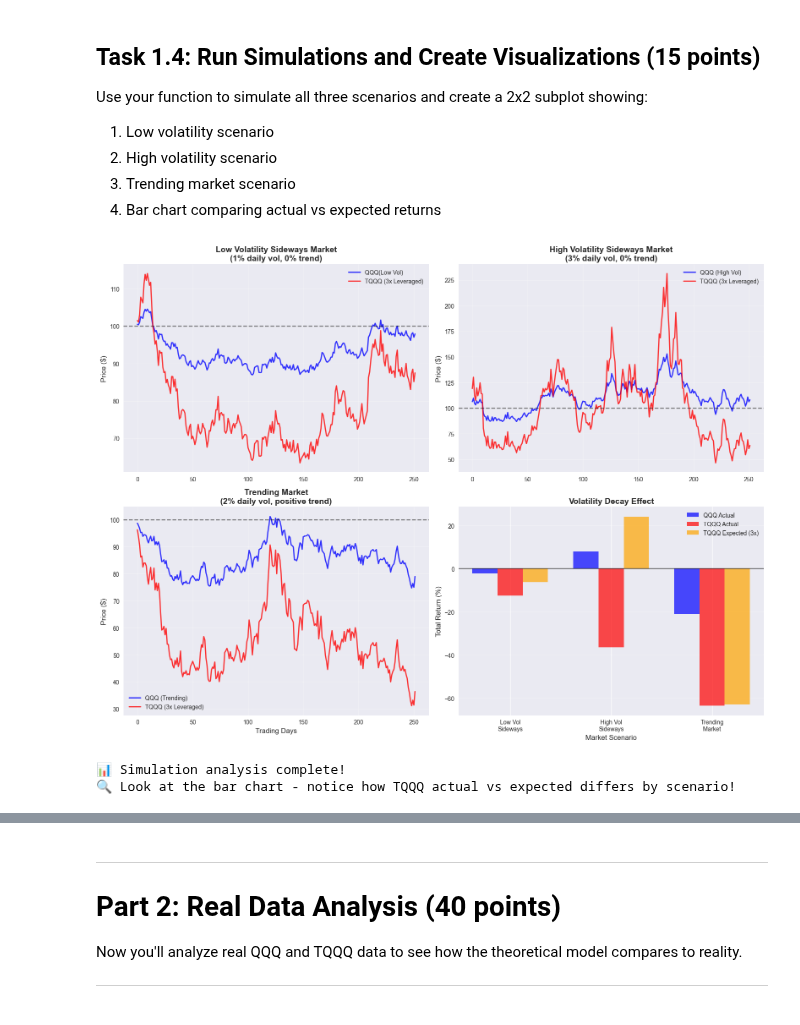
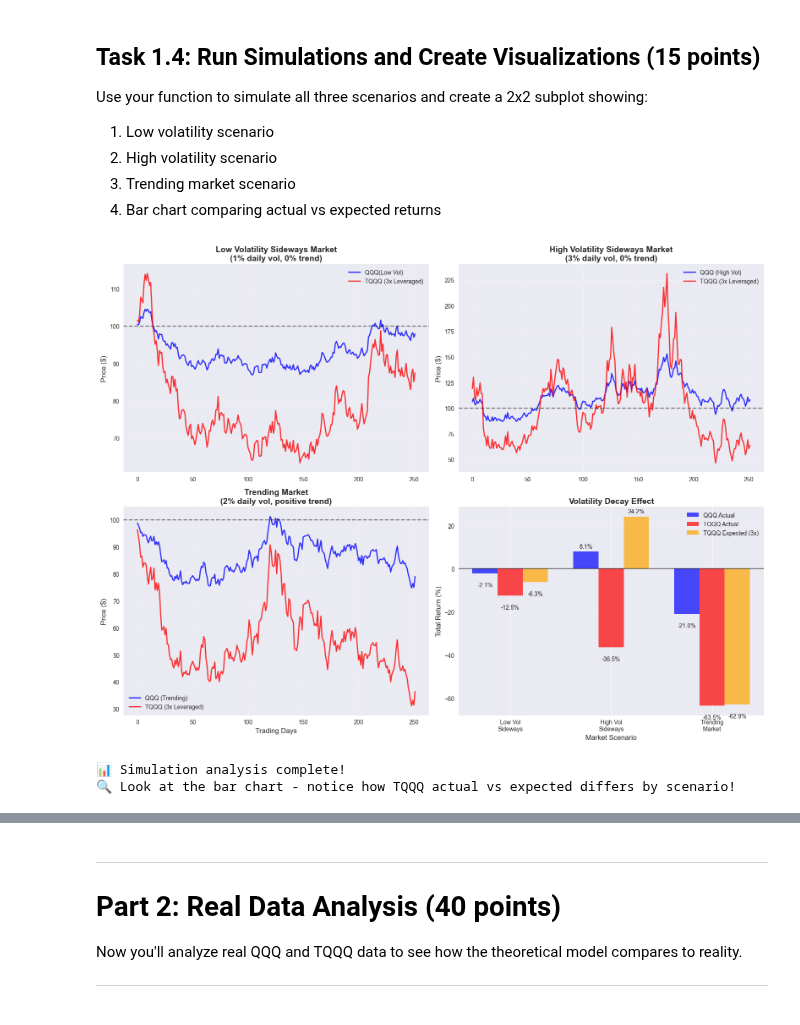
Before and after one commit to CczMind/Investment-Practice, a Jupyter notebook: Investment_Practice/Assignments/A1/A1_Leveraged_ETF_Analysis.ipynb, the cells around one changed output, grey strips where cells are left out. Cells and saved outputs as stored; diff of their text form; code cells hidden in the pictures.

```diff
--- a/Investment_Practice/Assignments/A1/A1_Leveraged_ETF_Analysis.ipynb
+++ b/Investment_Practice/Assignments/A1/A1_Leveraged_ETF_Analysis.ipynb
@@ -182,10 +168,7 @@ Use your function to simulate all three scenarios and create a 2x2 subplot showi
 3. Trending market scenario
 4. Bar chart comparing actual vs expected returns
 # %%
-# CODE HERE: Generate scenarios using your function
 # Apply your simulation function to all three market scenarios
-
-# Run simulations for all three scenarios:
 # Each function call returns: underlying_prices, leveraged_prices, underlying_returns, leveraged_returns
 
 # Low volatility scenario
@@ -197,15 +180,10 @@ high_vol_qqq, high_vol_tqqq, high_vol_rets_qqq, high_vol_rets_tqqq = simulate_le
 # Trending market scenario
 trend_qqq, trend_tqqq, trend_rets_qqq, trend_rets_tqqq = simulate_leveraged_etf(trend_returns)
 
-# Create comprehensive visualization
 fig, ((ax1, ax2), (ax3, ax4)) = plt.subplots(2, 2, figsize=(16, 12))
 days = range(trading_days)
 
-# CODE HERE: Create the four plots
 # Plot 1: Low volatility scenario (ax1)
-# - Plot QQQ and TQQQ price evolution over time
-# - Add title: 'Low Volatility Sideways Market\n(1% daily vol, 0% trend)'
-# - Add labels and legend
 ax1.plot(days, low_vol_qqq, "b-", linewidth = 2, label = "QQQ(Low Vol)", alpha = 0.8)
 ax1.plot(days, low_vol_tqqq, "r-", linewidth = 2, label = "TQQQ (3x Leveraged)", alpha = 0.8)
 ax1.set_title('Low Volatility Sideways Market\n(1% daily vol, 0% trend)', fontsize=14, fontweight='bold')
@@ -215,7 +193,6 @@ ax1.grid(True, alpha=0.3)
 ax1.axhline(y=100, color='black', linestyle='--', alpha=0.5)  # Starting price line
 
 # Plot 2: High volatility scenario (ax2)
-# CODE HERE: Similar to plot 1, but for high volatility scenario
 ax2.plot(days, high_vol_qqq, 'b-', linewidth=2, label='QQQ (High Vol)', alpha=0.8)
 ax2.plot(days, high_vol_tqqq, 'r-', linewidth=2, label='TQQQ (3x Leveraged)', alpha=0.8)
 ax2.set_title('High Volatility Sideways Market\n(3% daily vol, 0% trend)', fontsize=14, fontweight='bold')
@@ -225,7 +202,6 @@ ax2.grid(True, alpha=0.3)
 ax2.axhline(y=100, color='black', linestyle='--', alpha=0.5)
 
 # Plot 3: Trending market scenario (ax3)
-# CODE HERE: Similar to plots 1 & 2, but for trending market
 ax3.plot(days, trend_qqq, 'b-', linewidth=2, label='QQQ (Trending)', alpha=0.8)
 ax3.plot(days, trend_tqqq, 'r-', linewidth=2, label='TQQQ (3x Leveraged)', alpha=0.8)
 ax3.set_title('Trending Market\n(2% daily vol, positive trend)', fontsize=14, fontweight='bold')
@@ -239,7 +215,6 @@ ax3.axhline(y=100, color='black', linestyle='--', alpha=0.5)
 scenarios = ['Low Vol\nSideways', 'High Vol\nSideways', 'Trending\nMarket']
 
 # Calculate total returns for each scenario
-# Total return = (final_price / initial_price - 1) * 100
 qqq_returns = [
     (low_vol_qqq[-1] / initial_price_qqq - 1) * 100,
     (high_vol_qqq[-1] / initial_price_qqq - 1) * 100,
@@ -250,33 +225,49 @@ tqqq_returns = [
     (high_vol_tqqq[-1] / initial_price_tqqq - 1) * 100,
     (trend_tqqq[-1] / initial_price_tqqq - 1) * 100
 ]
 
 # Expected 3x returns (for comparison)
 expected_tqqq = [r * 3 for r in qqq_returns]
 
 # Create bar chart
 x = np.arange(len(scenarios))
 width = 0.25
 
 bars1 = ax4.bar(x - width, qqq_returns, width, label='QQQ Actual', color='blue', alpha=0.7)
 bars2 = ax4.bar(x, tqqq_returns, width, label='TQQQ Actual', color='red', alpha=0.7)
 bars3 = ax4.bar(x + width, expected_tqqq, width, label='TQQQ Expected (3x)', color='orange', alpha=0.7)
 
 ax4.set_title('Volatility Decay Effect', fontsize=14, fontweight='bold')
 ax4.set_xlabel('Market Scenario', fontsize=12)
 ax4.set_ylabel('Total Return (%)', fontsize=12)
 ax4.set_xticks(x)
 ax4.set_xticklabels(scenarios)
 ax4.legend()
 ax4.grid(True, alpha=0.3, axis='y')
 ax4.axhline(y=0, color='black', linestyle='-', alpha=0.5)
 
+def add_labels(ax, bars):
+    for bar in bars:
+        height = bar.get_height()
+        ax.annotate(
+            f"{height:.1f}%",
+            xy = (bar.get_x() + bar.get_width() / 2, height),
+            xytext = (0, 3 if height >= 0 else -15),
+            textcoords = "offset points",
+            ha = "center",
+            va = "bottom" if height >= 0 else "top",
+            fontsize = 10
+        )
+add_labels(ax4, bars1)
+add_labels(ax4, bars2)
+add_labels(ax4, bars3)
+
 plt.tight_layout()
 plt.show()
 
 print("📊 Simulation analysis complete!")
 print("🔍 Look at the bar chart - notice how TQQQ actual vs expected differs by scenario!")
 # %% [output]
-[figure, old version]
+[figure, new version]
 📊 Simulation analysis complete!
 🔍 Look at the bar chart - notice how TQQQ actual vs expected differs by scenario!
```
Also changed, not shown: parts of 18 cells of this notebook.
